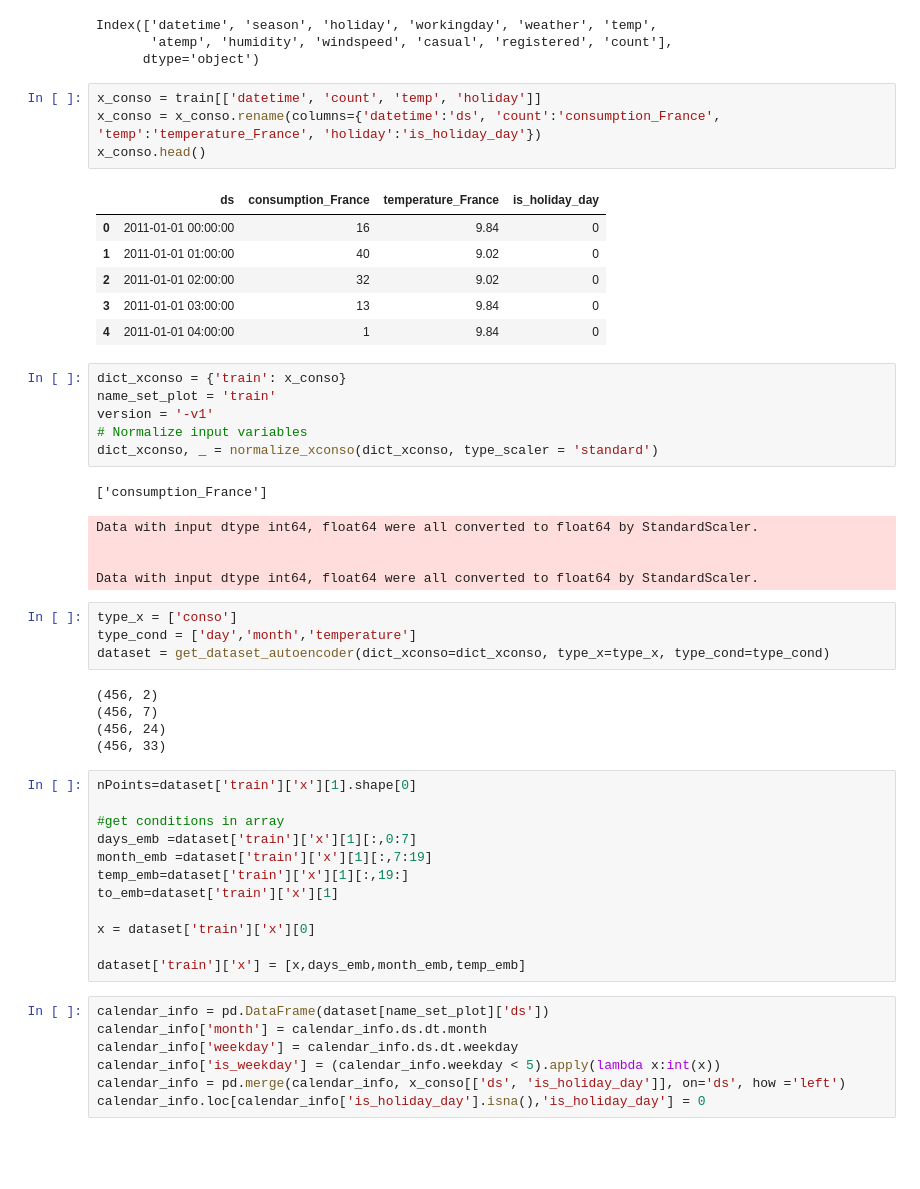
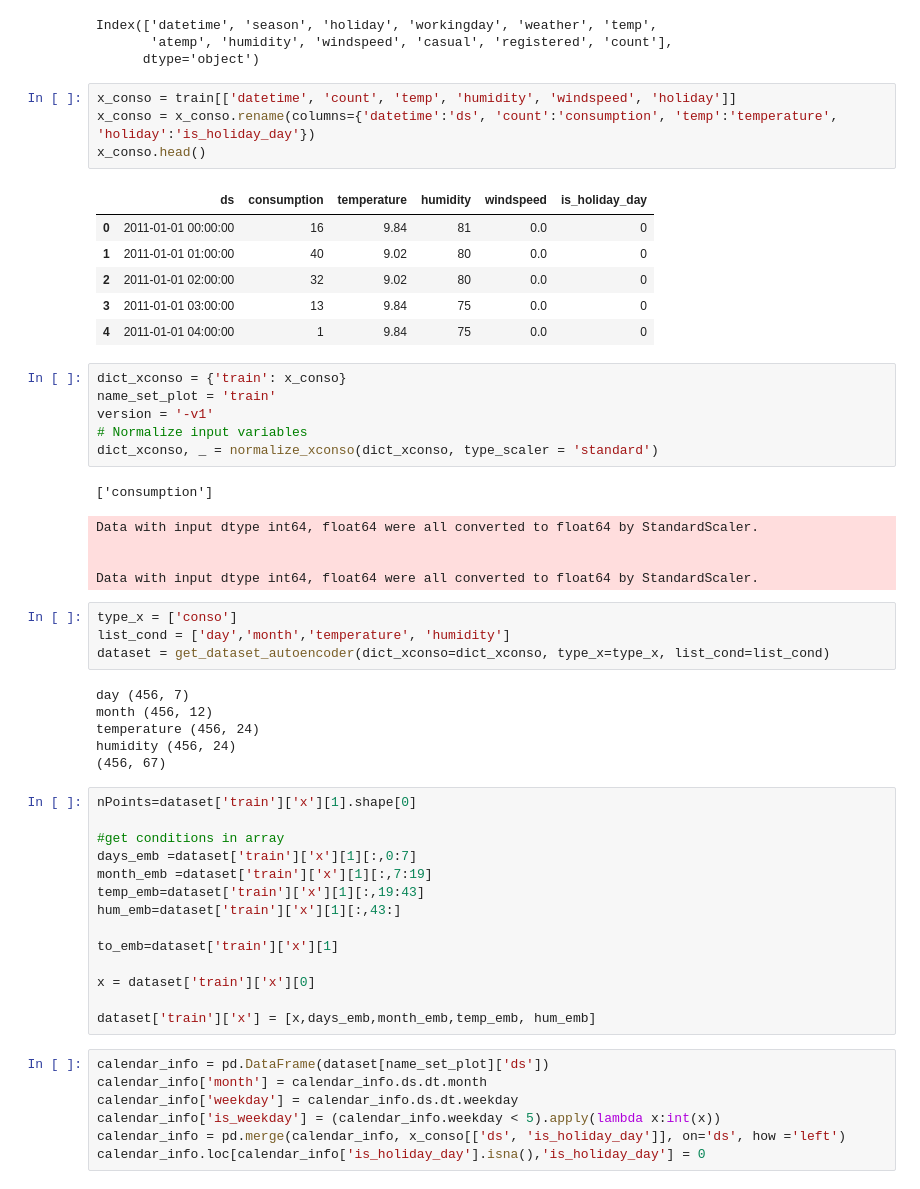
Before and after one commit to marota/Autoencoder_Embedding_Expert_Caracteristion_, a Jupyter notebook: notebooks/Experimentation-bike-sharing.ipynb, the cells around one changed output. Cells and saved outputs as stored; diff of their text form; blank space fills up the shorter version.

```diff
--- a/notebooks/Experimentation-bike-sharing.ipynb
+++ b/notebooks/Experimentation-bike-sharing.ipynb
@@ -99,16 +101,16 @@ Index(['datetime', 'season', 'holiday', 'workingday', 'weather', 'temp',
        'atemp', 'humidity', 'windspeed', 'casual', 'registered', 'count'],
       dtype='object')
 # %%
-x_conso = train[['datetime', 'count', 'temp', 'holiday']]
-x_conso = x_conso.rename(columns={'datetime':'ds', 'count':'consumption_France', 'temp':'temperature_France', 'holiday':'is_holiday_day'})
+x_conso = train[['datetime', 'count', 'temp', 'humidity', 'windspeed', 'holiday']]
+x_conso = x_conso.rename(columns={'datetime':'ds', 'count':'consumption', 'temp':'temperature', 'holiday':'is_holiday_day'})
 x_conso.head()
 # %% [output]
-|  | ds | consumption_France | temperature_France | is_holiday_day |
-| 0 | 2011-01-01 00:00:00 | 16 | 9.84 | 0 |
-| 1 | 2011-01-01 01:00:00 | 40 | 9.02 | 0 |
-| 2 | 2011-01-01 02:00:00 | 32 | 9.02 | 0 |
-| 3 | 2011-01-01 03:00:00 | 13 | 9.84 | 0 |
-| 4 | 2011-01-01 04:00:00 | 1 | 9.84 | 0 |
+|  | ds | consumption | temperature | humidity | windspeed | is_holiday_day |
+| 0 | 2011-01-01 00:00:00 | 16 | 9.84 | 81 | 0.0 | 0 |
+| 1 | 2011-01-01 01:00:00 | 40 | 9.02 | 80 | 0.0 | 0 |
+| 2 | 2011-01-01 02:00:00 | 32 | 9.02 | 80 | 0.0 | 0 |
+| 3 | 2011-01-01 03:00:00 | 13 | 9.84 | 75 | 0.0 | 0 |
+| 4 | 2011-01-01 04:00:00 | 1 | 9.84 | 75 | 0.0 | 0 |
 # %%
 dict_xconso = {'train': x_conso}
 name_set_plot = 'train'
@@ -116,32 +118,35 @@ version = '-v1'
 # Normalize input variables
 dict_xconso, _ = normalize_xconso(dict_xconso, type_scaler = 'standard')
 # %% [output]
-['consumption_France']
+['consumption']
 Data with input dtype int64, float64 were all converted to float64 by StandardScaler.
 
 
 Data with input dtype int64, float64 were all converted to float64 by StandardScaler.
 # %%
 type_x = ['conso']
-type_cond = ['day','month','temperature']
-dataset = get_dataset_autoencoder(dict_xconso=dict_xconso, type_x=type_x, type_cond=type_cond)
+list_cond = ['day','month','temperature', 'humidity']
+dataset = get_dataset_autoencoder(dict_xconso=dict_xconso, type_x=type_x, list_cond=list_cond)
 # %% [output]
-(456, 2)
-(456, 7)
-(456, 24)
-(456, 33)
+day (456, 7)
+month (456, 12)
+temperature (456, 24)
+humidity (456, 24)
+(456, 67)
 # %%
 nPoints=dataset['train']['x'][1].shape[0]
 
 #get conditions in array
 days_emb =dataset['train']['x'][1][:,0:7]
 month_emb =dataset['train']['x'][1][:,7:19]
-temp_emb=dataset['train']['x'][1][:,19:]
+temp_emb=dataset['train']['x'][1][:,19:43]
+hum_emb=dataset['train']['x'][1][:,43:]
+
 to_emb=dataset['train']['x'][1]
 
 x = dataset['train']['x'][0]
 
-dataset['train']['x'] = [x,days_emb,month_emb,temp_emb]
+dataset['train']['x'] = [x,days_emb,month_emb,temp_emb, hum_emb]
 # %%
 calendar_info = pd.DataFrame(dataset[name_set_plot]['ds'])
 calendar_info['month'] = calendar_info.ds.dt.month
```
Also changed, not shown: parts of 7 cells of this notebook, 3 other files.
